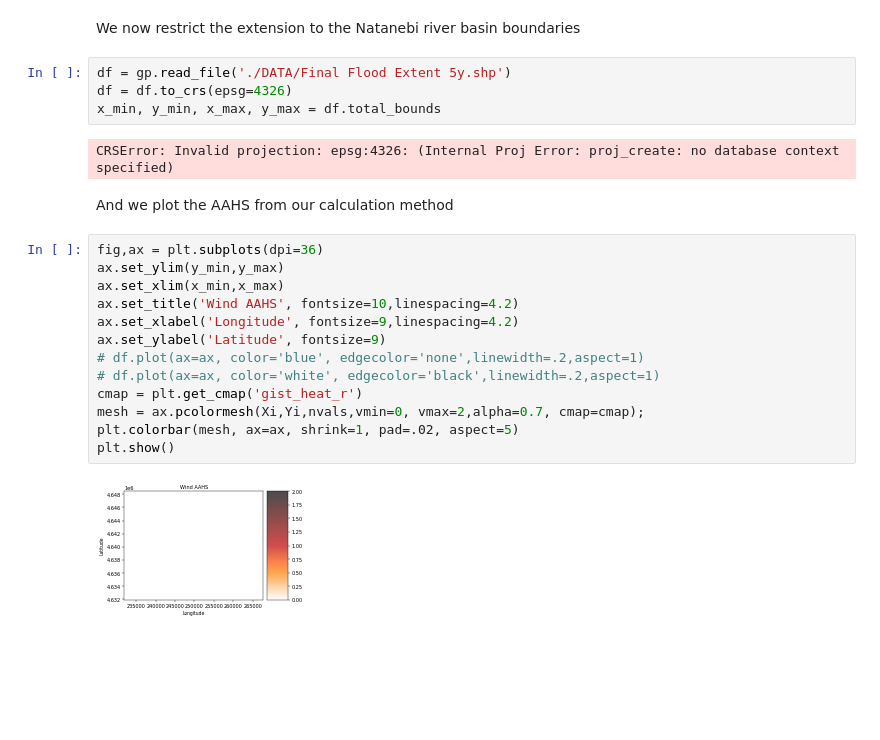
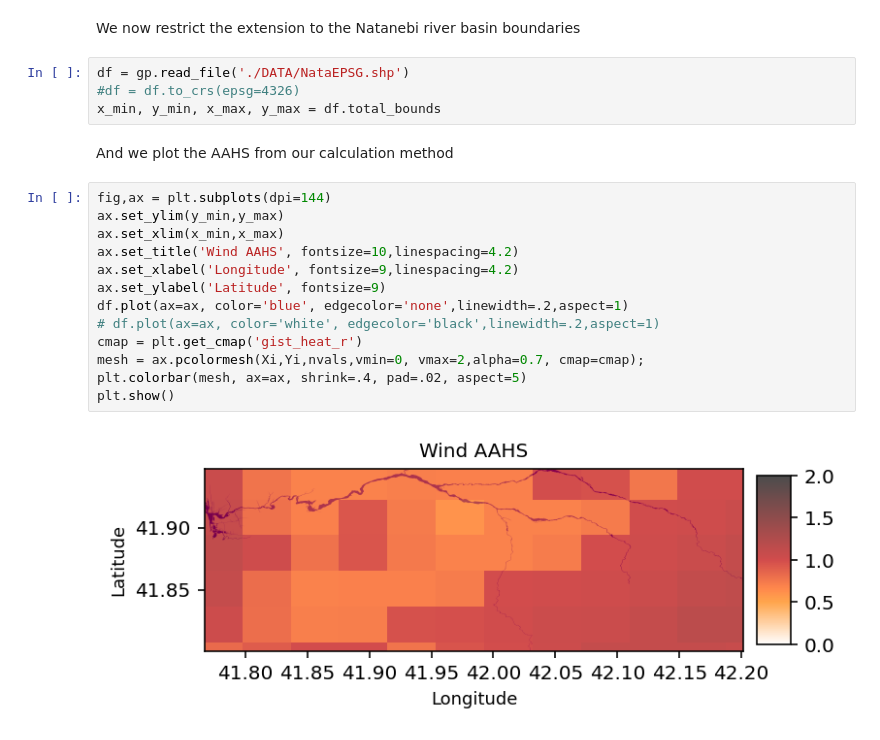
Before and after one commit to Datavizcowboy/Multihazard, a Jupyter notebook: AAHS_WInd.ipynb, the cells around one changed output. Drawn from its saved outputs; the diff is of its cells as text; blank space fills up the shorter version.

```diff
--- a/AAHS_WInd.ipynb
+++ b/AAHS_WInd.ipynb
@@ -296,25 +296,23 @@ nvals = griddata((lons.values.ravel(),
 # %% [markdown]
 We now restrict the extension to the Natanebi river basin boundaries
 # %%
-df = gp.read_file('./DATA/Final Flood Extent 5y.shp')
-df = df.to_crs(epsg=4326)
+df = gp.read_file('./DATA/NataEPSG.shp')
+#df = df.to_crs(epsg=4326)
 x_min, y_min, x_max, y_max = df.total_bounds
-# %% [output]
-CRSError: Invalid projection: epsg:4326: (Internal Proj Error: proj_create: no database context specified)
 # %% [markdown]
 And we plot the AAHS from our calculation method
 # %%
-fig,ax = plt.subplots(dpi=36)
+fig,ax = plt.subplots(dpi=144)
 ax.set_ylim(y_min,y_max)
 ax.set_xlim(x_min,x_max)
 ax.set_title('Wind AAHS', fontsize=10,linespacing=4.2)
 ax.set_xlabel('Longitude', fontsize=9,linespacing=4.2)
 ax.set_ylabel('Latitude', fontsize=9)
-# df.plot(ax=ax, color='blue', edgecolor='none',linewidth=.2,aspect=1)
+df.plot(ax=ax, color='blue', edgecolor='none',linewidth=.2,aspect=1)
 # df.plot(ax=ax, color='white', edgecolor='black',linewidth=.2,aspect=1)
 cmap = plt.get_cmap('gist_heat_r')
 mesh = ax.pcolormesh(Xi,Yi,nvals,vmin=0, vmax=2,alpha=0.7, cmap=cmap);
-plt.colorbar(mesh, ax=ax, shrink=1, pad=.02, aspect=5)
+plt.colorbar(mesh, ax=ax, shrink=.4, pad=.02, aspect=5)
 plt.show()
 # %% [output]
-[figure, old version]
+[figure, new version]
```
Also changed, not shown: parts of 4 cells of this notebook.
